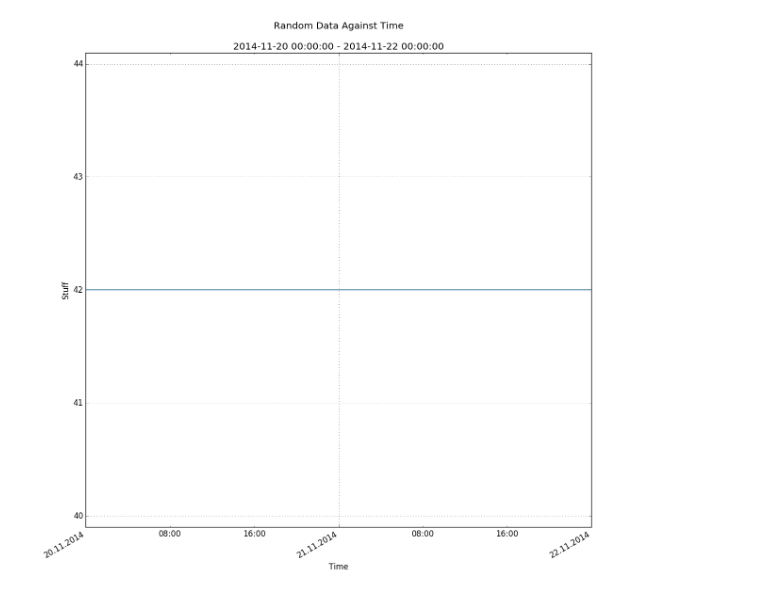
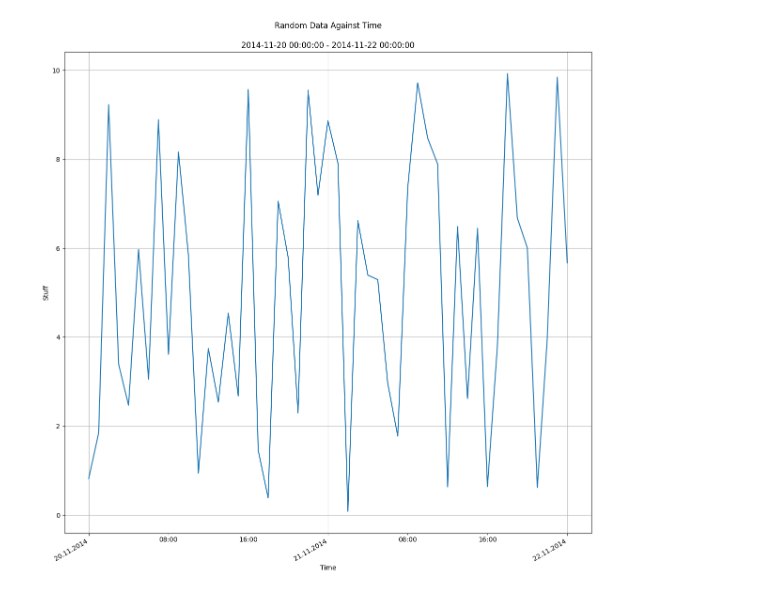
Before and after one commit to gizmaa/Julia_Examples, a Jupyter notebook: pyplot_customtime.ipynb, the cells around one changed output. Drawn from its saved outputs; the diff is of its cells as text; code cells hidden in the pictures.

```diff
--- a/pyplot_customtime.ipynb
+++ b/pyplot_customtime.ipynb
@@ -4,17 +4,20 @@
 #	Demonstrate reformatting of time axis
 #
 # gizmaa (https://gist.github.com/gizmaa/7214002)
-# Julia 0.6.0
+# Julia 1.1.0
 # 27.11.14
-# Last Edit: 25.07.17
+# Last Edit: 10.05.19
 
 using PyPlot
+using Dates
 ioff() # Interactive plotting OFF, necessary for inline plotting in IJulia
 
-# Create Data
-dt = Dates.Millisecond(100)
-time = [DateTime(2014,11,20):dt:DateTime(2014,11,22);]
-y = fill!(Array{Float64}(length(time)),42)
+###################
+##  Create Data  ##
+###################
+dt = Dates.Hour(1)
+time = collect(DateTime(2014,11,20):dt:DateTime(2014,11,22))
+y = 10rand(length(time))
 #y = floor(100*rand(length(time))) # Fails unless the time span is very short
 dfmt = Dates.DateFormat("yyyy-mm-dd HH:MM:SS")
 
@@ -22,27 +25,29 @@ font1 = Dict("fontname"=>"Sans","style"=>"normal")
 time2 = Dates.value.(time)/1000/60/60/24 # Convert time from milliseconds from day 0 to days from day 0
 timespan = "\n" * Dates.format(minimum(time),dfmt) * " - " * Dates.format(maximum(time),dfmt)
 
-majorformatter = matplotlib[:dates][:DateFormatter]("%d.%m.%Y")
-minorformatter = matplotlib[:dates][:DateFormatter]("%H:%M")
-majorlocator = matplotlib[:dates][:DayLocator](interval=1)
-minorlocator = matplotlib[:dates][:HourLocator](byhour=(8, 16));
+majorformatter = matplotlib.dates.DateFormatter("%d.%m.%Y")
+minorformatter = matplotlib.dates.DateFormatter("%H:%M")
+majorlocator = matplotlib.dates.DayLocator(interval=1)
+minorlocator = matplotlib.dates.HourLocator(byhour=(8, 16));
 # %%
-# Plot
-fig = figure("pyplot_customtime",figsize=(10,10)) # Create a figure and save the handle
-ax1 = axes()
+############
+##  Plot  ##
+############
+fig = figure("pyplot_customtime",figsize=(12,12)) # Create a figure and save the handle
+ax1 = PyPlot.axes()
 p1 = plot_date(time2,y,linestyle="-",marker="None",label="test")
 axis("tight")
-title("Random Data Against Time\n" * timespan)
+PyPlot.title("Random Data Against Time\n" * timespan)
 grid("on")
 xlabel("Time")
 ylabel("Stuff",fontdict=font1)
-ax1[:xaxis][:set_major_formatter](majorformatter)
-ax1[:xaxis][:set_minor_formatter](minorformatter)
-ax1[:xaxis][:set_major_locator](majorlocator)
-ax1[:xaxis][:set_minor_locator](minorlocator)
-fig[:autofmt_xdate](bottom=0.2,rotation=30,ha="right")
-fig[:canvas][:draw]() # Update the figure
+ax1.xaxis.set_major_formatter(majorformatter)
+ax1.xaxis.set_minor_formatter(minorformatter)
+ax1.xaxis.set_major_locator(majorlocator)
+ax1.xaxis.set_minor_locator(minorlocator)
+fig.autofmt_xdate(bottom=0.2,rotation=30,ha="right")
+fig.canvas.draw() # Update the figure
 PyPlot.tight_layout()
 gcf() # Needed for IJulia to plot inline
 # %% [output]
-[figure, old version]
+[figure, new version]
```
Also changed, not shown: 59 other files.
